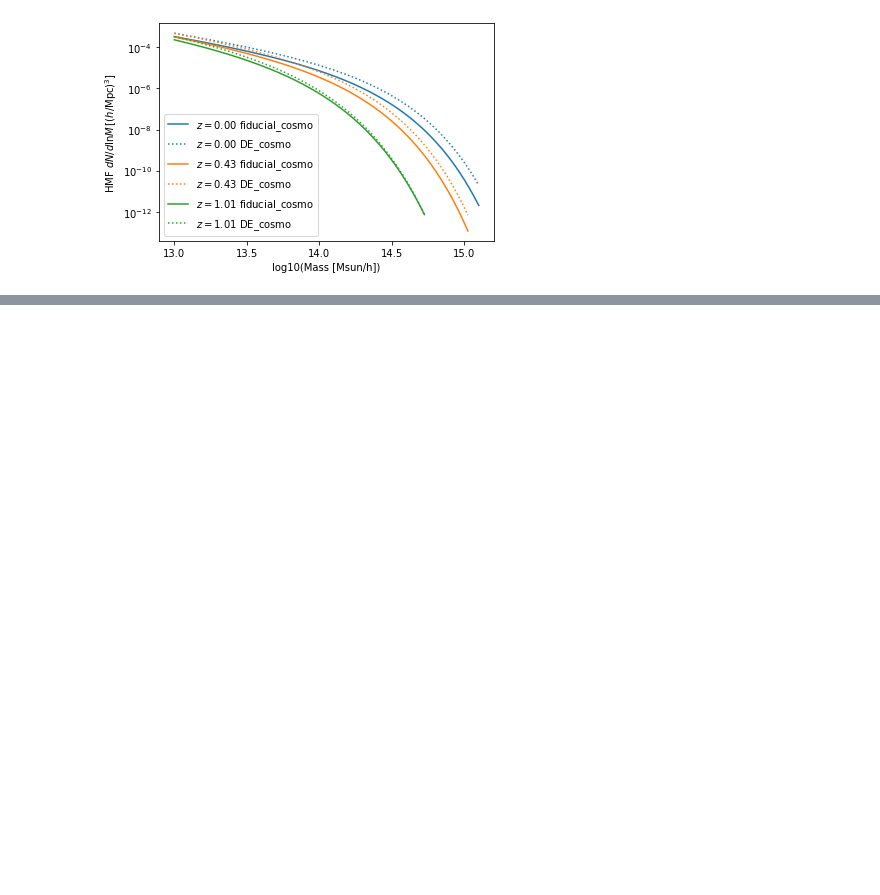
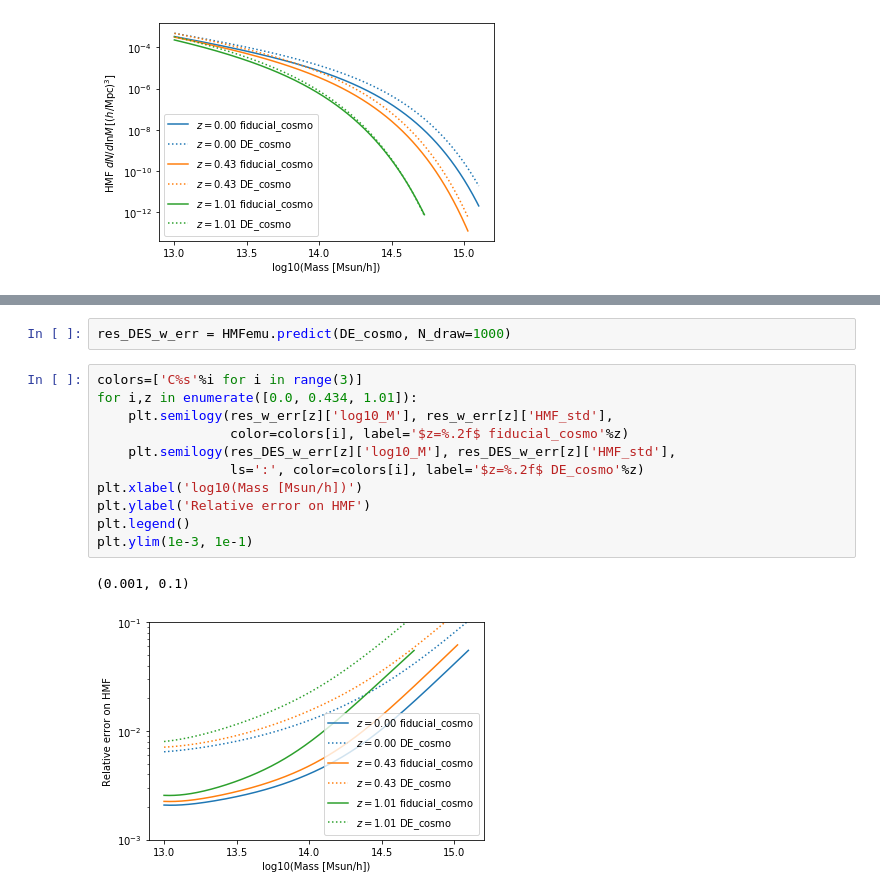
Before and after one commit to SebastianBocquet/MiraTitanHMFemulator, a Jupyter notebook: tutorial.ipynb, the cells around one changed output, grey strips where cells are left out. Saved outputs shown, nothing was run; the diff lists cells and outputs as text; blank space fills up the shorter version.

```diff
--- a/tutorial.ipynb
+++ b/tutorial.ipynb
@@ -112,0 +206,16 @@ Under construction...
+# %%
+res_DES_w_err = HMFemu.predict(DE_cosmo, N_draw=1000)
+# %%
+colors=['C%s'%i for i in range(3)]
+for i,z in enumerate([0.0, 0.434, 1.01]):
+    plt.semilogy(res_w_err[z]['log10_M'], res_w_err[z]['HMF_std'],
+                 color=colors[i], label='$z=%.2f$ fiducial_cosmo'%z)
+    plt.semilogy(res_DES_w_err[z]['log10_M'], res_DES_w_err[z]['HMF_std'],
+                 ls=':', color=colors[i], label='$z=%.2f$ DE_cosmo'%z)
+plt.xlabel('log10(Mass [Msun/h])')
+plt.ylabel('Relative error on HMF')
+plt.legend()
+plt.ylim(1e-3, 1e-1)
+# %% [output]
+(0.001, 0.1)
+[figure, added]
```
Also changed, not shown: parts of 20 cells of this notebook, 7 other files.
